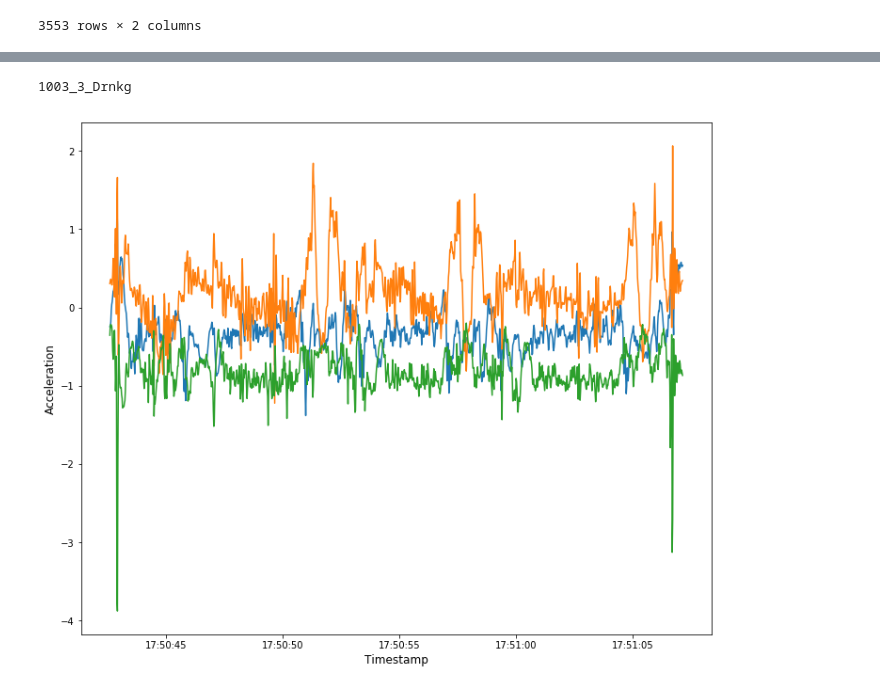
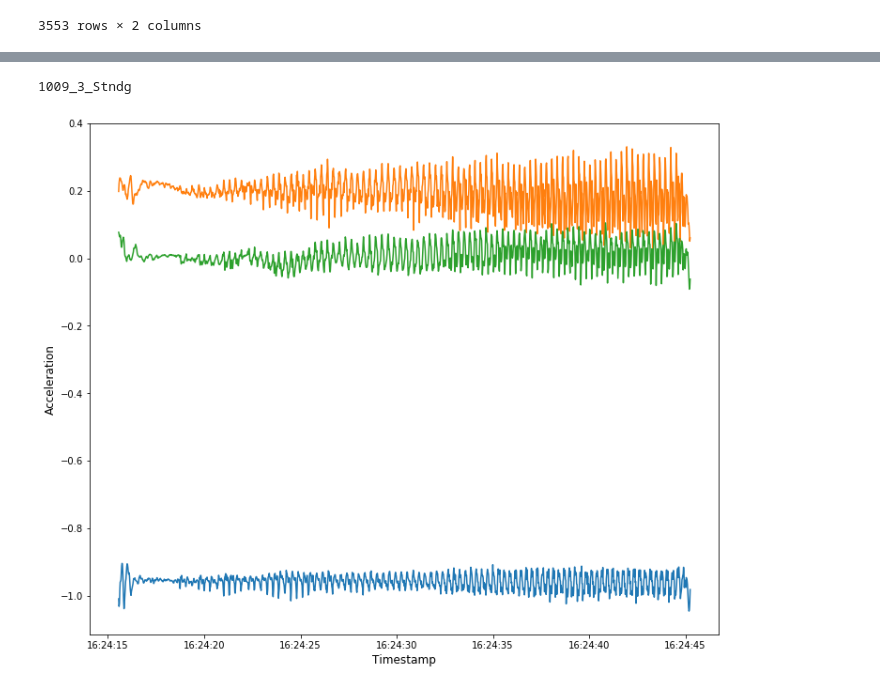
Before and after one commit to nshawen/CIS_PD, a Jupyter notebook: WatchDataRFModel.ipynb, the cells around one changed output, grey strips where cells are left out. Cells and saved outputs as stored; diff of their text form; code cells hidden in the pictures.

```diff
--- a/WatchDataRFModel.ipynb
+++ b/WatchDataRFModel.ipynb
@@ -336,12 +353,12 @@ print(TPClipFiles[clip - 5:clip + 5])
 # %%
-task = '1003_3_Drnkg'
+task = '1009_3_Stndg'
 Task = (pd.read_csv(os.path.join(clinicpath, 'TaskAcc', task + '.csv'), parse_dates = ['timestamp'])
         [['timestamp', 'x', 'y', 'z']])
 plt.figure(figsize = (12, 10))
 plt.plot(Task.timestamp, Task.x, Task.timestamp, Task.y, Task.timestamp, Task.z)
 plt.xlabel('Timestamp', fontsize = 12)
 plt.ylabel('Acceleration', fontsize = 12)
 print(task)
 # %% [output]
-1003_3_Drnkg
+1009_3_Stndg
-[figure, old version]
+[figure, new version]
```
Also changed, not shown: parts of 3 cells of this notebook.
